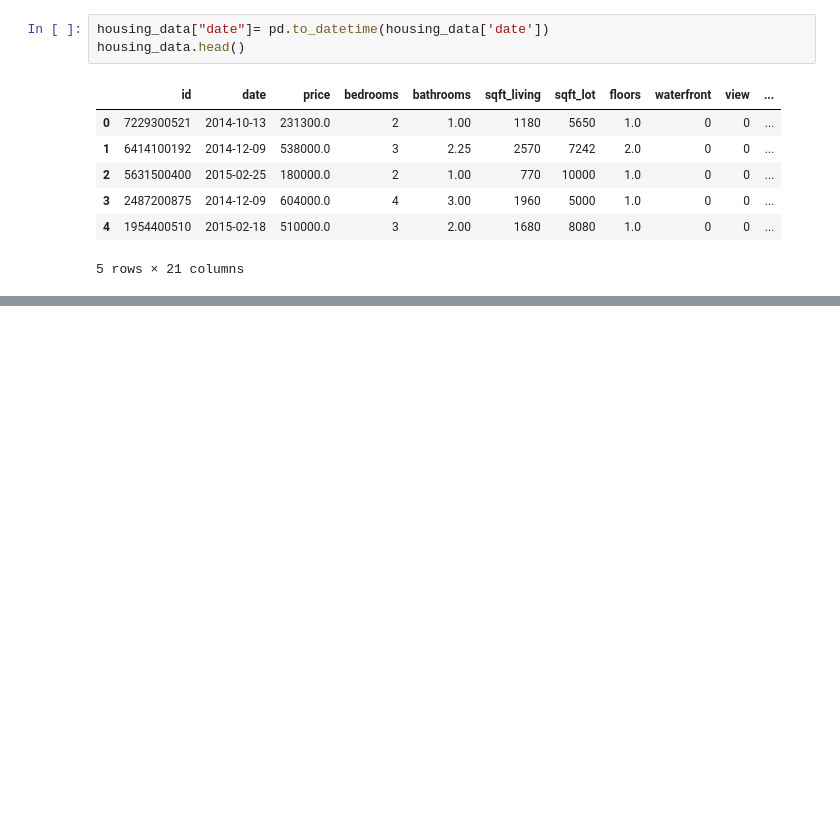
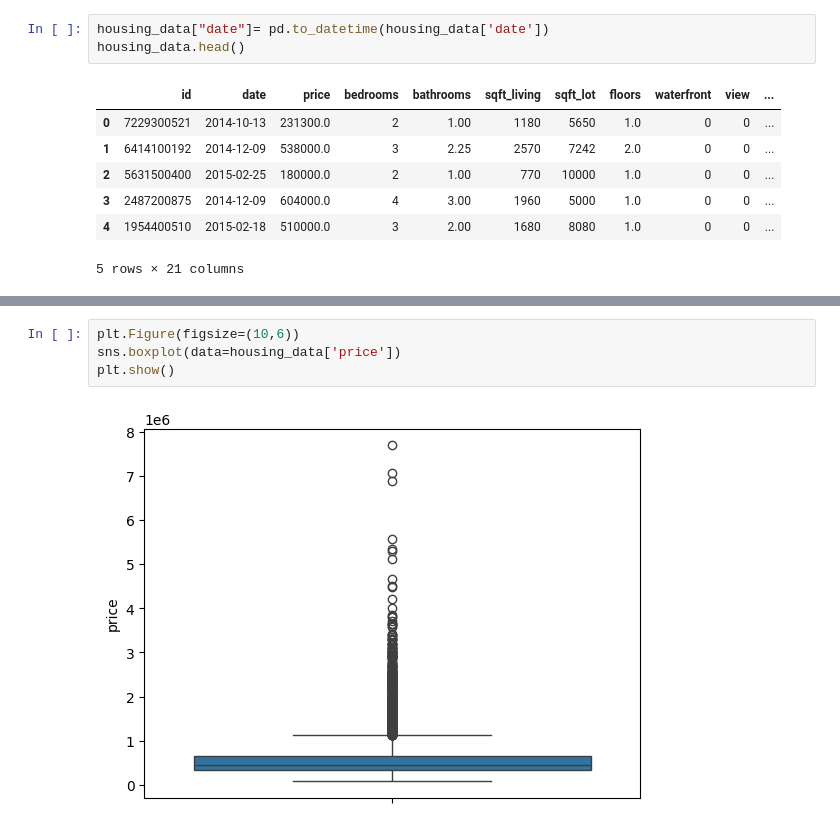
Before and after one commit to deepaknandeshwar17/LIT-py, a Jupyter notebook: housing_practice.ipynb, the cells around one changed output, grey strips where cells are left out. Cells and saved outputs as stored; diff of their text form; blank space fills up the shorter version.

```diff
--- a/housing_practice.ipynb
+++ b/housing_practice.ipynb
@@ -170,0 +55,6 @@ ImportError: numpy.core.multiarray failed to import
+# %%
+plt.Figure(figsize=(10,6))
+sns.boxplot(data=housing_data['price'])
+plt.show()
+# %% [output]
+[figure, added]
```
Also changed, not shown: parts of 16 cells of this notebook, 2 other files.
